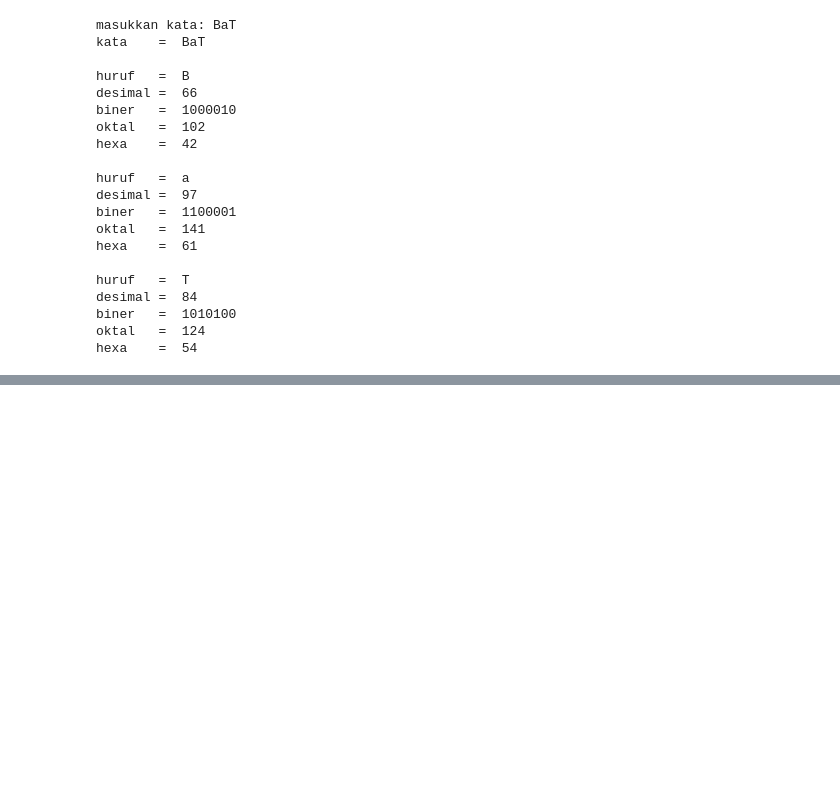
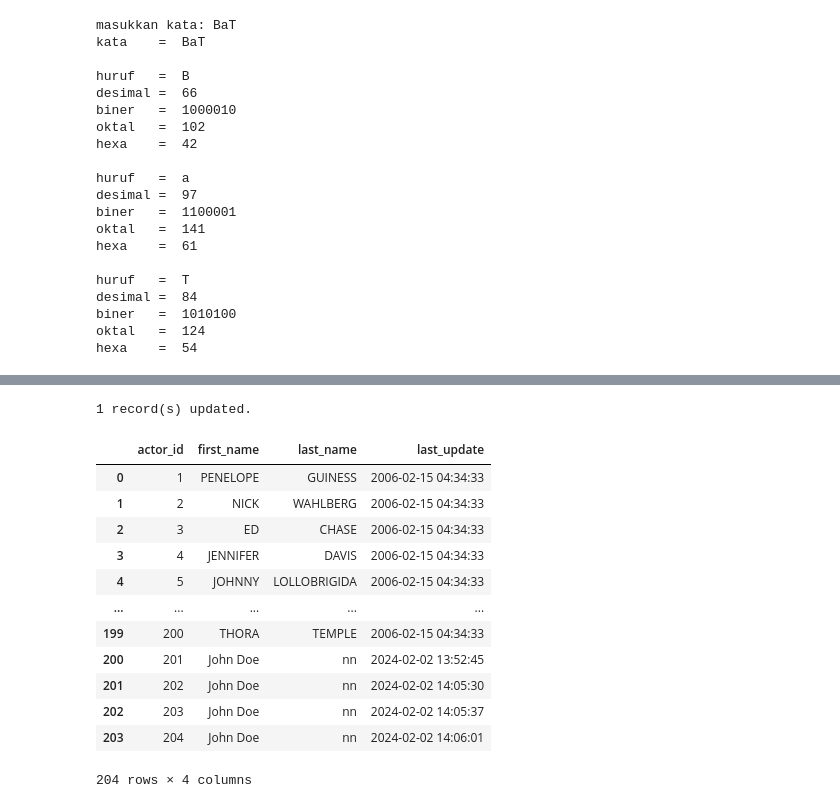
Before and after one commit to ImIm20/tugas, a Jupyter notebook: Tugas Python.ipynb, the cells around one changed output, grey strips where cells are left out. Saved outputs shown, nothing was run; the diff lists cells and outputs as text; code cells hidden in the pictures; blank space fills up the shorter version.

```diff
--- a/Tugas Python.ipynb
+++ b/Tugas Python.ipynb
@@ -165,0 +349,27 @@ hexa    =  54
+# %%
+mycursor.execute("INSERT INTO actor (first_name, last_name) VALUES ('John Doe', 'nn')")
+mydb.commit()
+print(mycursor.rowcount, "record(s) updated.")
+sql_query = pd.read_sql_query ('''
+                               SELECT
+                               *
+                               FROM actor
+                               ''', mydb)
+
+df = pd.DataFrame(sql_query, columns = ['actor_id', 'first_name', 'last_name', 'last_update'])
+df
+# %% [output]
+1 record(s) updated.
+|  | actor_id | first_name | last_name | last_update |
+| 0 | 1 | PENELOPE | GUINESS | 2006-02-15 04:34:33 |
+| 1 | 2 | NICK | WAHLBERG | 2006-02-15 04:34:33 |
+| 2 | 3 | ED | CHASE | 2006-02-15 04:34:33 |
+| 3 | 4 | JENNIFER | DAVIS | 2006-02-15 04:34:33 |
+| 4 | 5 | JOHNNY | LOLLOBRIGIDA | 2006-02-15 04:34:33 |
+| ... | ... | ... | ... | ... |
+| 199 | 200 | THORA | TEMPLE | 2006-02-15 04:34:33 |
+| 200 | 201 | John Doe | nn | 2024-02-02 13:52:45 |
+| 201 | 202 | John Doe | nn | 2024-02-02 14:05:30 |
+| 202 | 203 | John Doe | nn | 2024-02-02 14:05:37 |
+| 203 | 204 | John Doe | nn | 2024-02-02 14:06:01 |
+204 rows × 4 columns
```
Also changed, not shown: parts of 37 cells of this notebook, 3 other files.
